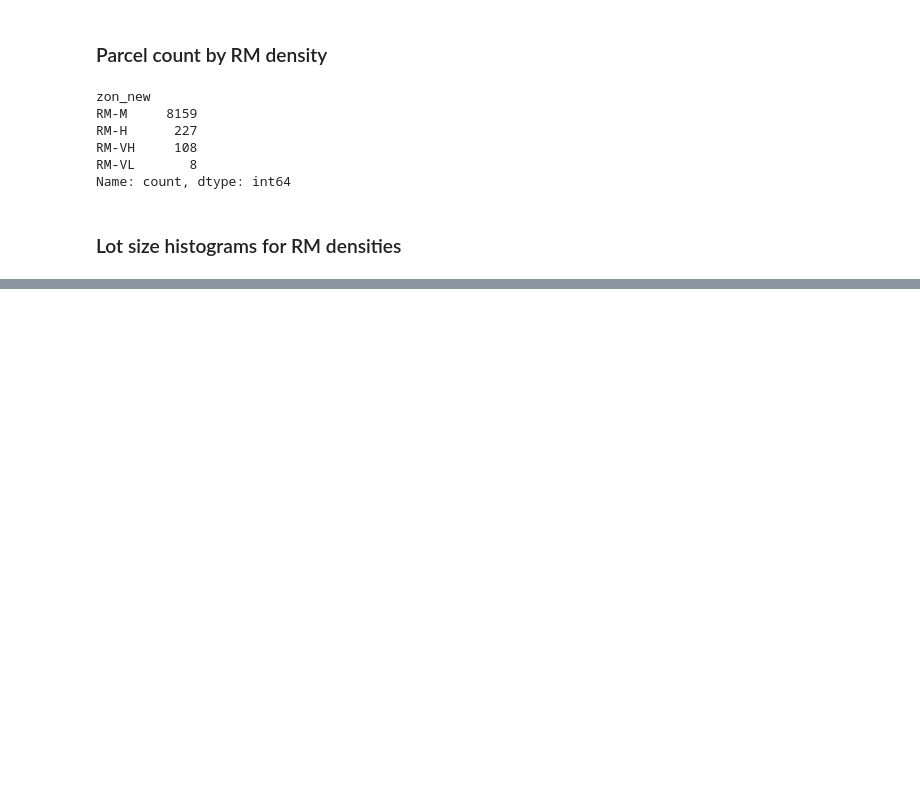
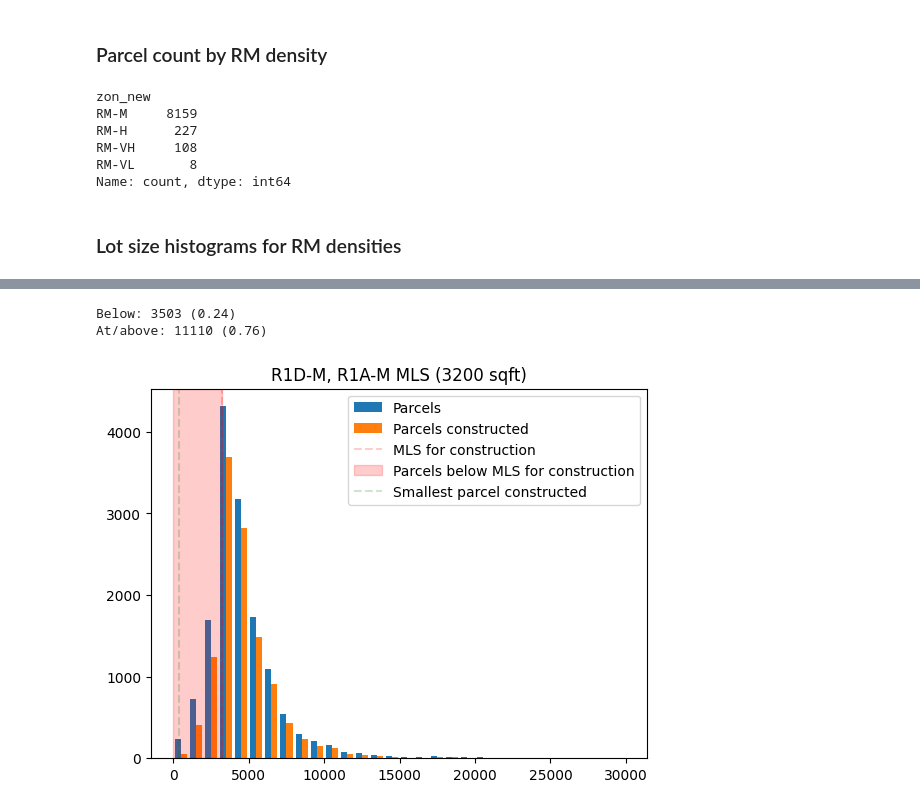
Before and after one commit to maclover7/pghland, a Jupyter notebook: zoning/minlot.ipynb, the cells around one changed output, grey strips where cells are left out. Saved outputs shown, nothing was run; the diff lists cells and outputs as text; code cells hidden in the pictures; blank space fills up the shorter version.

```diff
--- a/zoning/minlot.ipynb
+++ b/zoning/minlot.ipynb
@@ -80,0 +130,6 @@ gen_lot_size_hist('RM-VH').show()
+# %%
+gen_lot_size_hist(['R1D-M', 'R1A-M']).show()
+# %% [output]
+Below: 3503 (0.24)
+At/above: 11110 (0.76)
+[figure, added]
```
Also changed, not shown: parts of 12 cells of this notebook.
